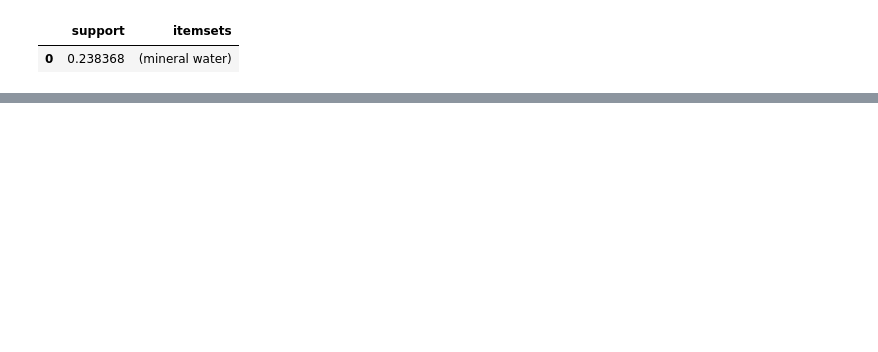
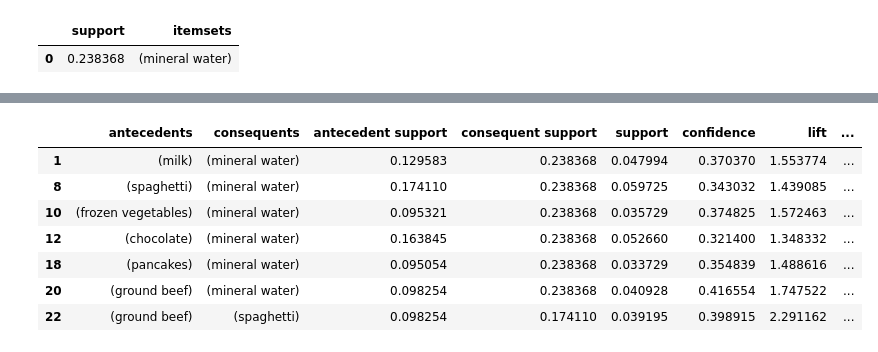
Before and after one commit to nnrtgt/dma1, a Jupyter notebook: 199DataMiningAssignment.ipynb, the cells around one changed output, grey strips where cells are left out. Cells and saved outputs as stored; diff of their text form; code cells hidden in the pictures; blank space fills up the shorter version.

```diff
--- a/199DataMiningAssignment.ipynb
+++ b/199DataMiningAssignment.ipynb
@@ -324,0 +521,13 @@ association_rules(frequent_itemsets, metric="confidence", min_threshold=0.03)
+# %%
+rules[ (rules['antecedent_len'] >= 1) &
+       (rules['confidence'] > 0.30) &
+       (rules['lift'] > 1.2) ]
+# %% [output]
+|  | antecedents | consequents | antecedent support | consequent support | support | confidence | lift | ... |
+| 1 | (milk) | (mineral water) | 0.129583 | 0.238368 | 0.047994 | 0.370370 | 1.553774 | ... |
+| 8 | (spaghetti) | (mineral water) | 0.174110 | 0.238368 | 0.059725 | 0.343032 | 1.439085 | ... |
+| 10 | (frozen vegetables) | (mineral water) | 0.095321 | 0.238368 | 0.035729 | 0.374825 | 1.572463 | ... |
+| 12 | (chocolate) | (mineral water) | 0.163845 | 0.238368 | 0.052660 | 0.321400 | 1.348332 | ... |
+| 18 | (pancakes) | (mineral water) | 0.095054 | 0.238368 | 0.033729 | 0.354839 | 1.488616 | ... |
+| 20 | (ground beef) | (mineral water) | 0.098254 | 0.238368 | 0.040928 | 0.416554 | 1.747522 | ... |
+| 22 | (ground beef) | (spaghetti) | 0.098254 | 0.174110 | 0.039195 | 0.398915 | 2.291162 | ... |
```
Also changed, not shown: parts of 26 cells of this notebook.
